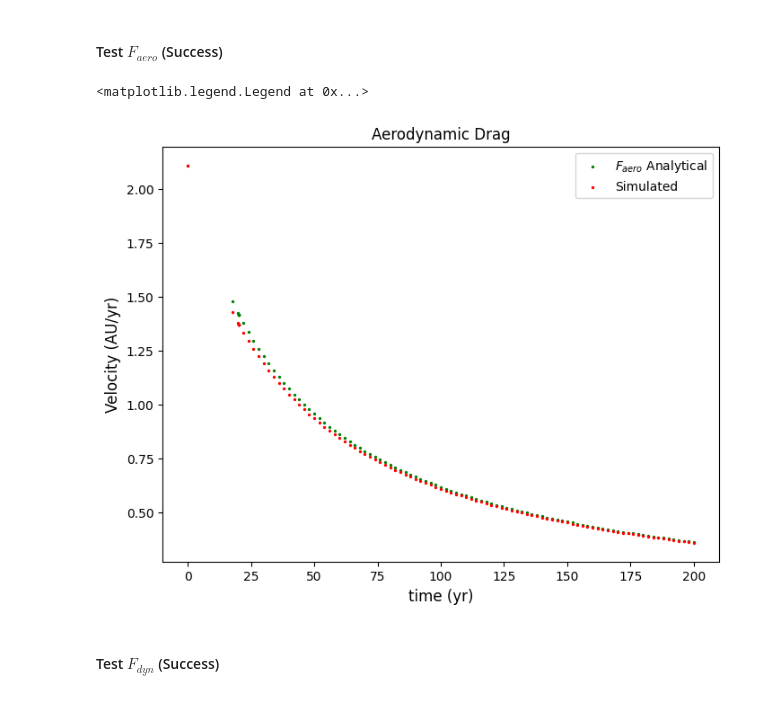
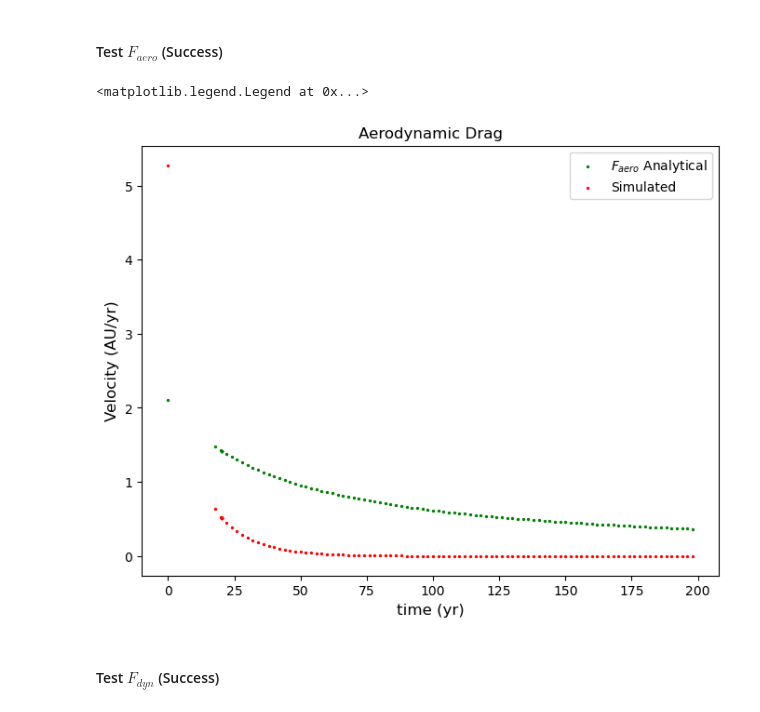
Before and after one commit to ntmarston/SpaceHub-Tinkering, a Jupyter notebook: drag_testing.ipynb, the cells around one changed output. Saved outputs shown, nothing was run; the diff lists cells and outputs as text; code cells hidden in the pictures.

```diff
--- a/drag_testing.ipynb
+++ b/drag_testing.ipynb
@@ -76,37 +77,37 @@ if False:
 # %% [markdown]
 #### Test $F_{aero}$ (Success)
 # %%
-dfi = pd.read_csv("F_aero_successful_test.csv")
+dfi = pd.read_csv("testFaero.csv")
 df_aero = dfi[dfi["id"]==0]
 
 fig, ax = plt.subplots(figsize=(8,6))
 
 
-uyr = u.yr/(2*np.pi)
-t_real = df_aero["time"] / (2*np.pi)
-vdata_real = df_aero["vx"] * (2*np.pi)
+uyr = u.yr/(2*pi)
+t_real = df_aero["time"] / (2*pi)
+vdata_real = df_aero["vx"] * (2*pi)
 v0 = 10 * u.km/u.s
 rho =  1e-9 * u.kg/(u.cm*u.cm*u.cm)
 R = 10 * u.Rsun
 M = 1 * u.Msun
 #ax.scatter(t, 1/(A*t+1/v0))
 def v_aero(t):
     t = t * u.yr
-    K = np.pi * R**2 * rho * v0 / M
+    K = pi * R**2 * rho * v0 / M
 
     return v0 / (1 + K*t)
 
 vt = [v_aero(t).to(u.AU/(u.yr)).value for t in t_real]
 
 ax.scatter(t_real, vt, color="green", s=2, label=r"$F_{aero}$ Analytical")
 ax.scatter(t_real, vdata_real, color="red", s=2, label="Simulated")
 ax.set_xlabel("time (yr)", fontsize=12)
 ax.set_ylabel(r"Velocity (AU/yr)", fontsize=12)
 ax.set_title("Aerodynamic Drag")
 ax.legend(fontsize=10)
 # %% [output]
 <matplotlib.legend.Legend at 0x...>
-[figure, old version]
+[figure, new version]
 # %% [markdown]
 #### Test $F_{dyn}$ (Success)
 # %%
```
Also changed, not shown: parts of 13 cells of this notebook, 9 other files.
